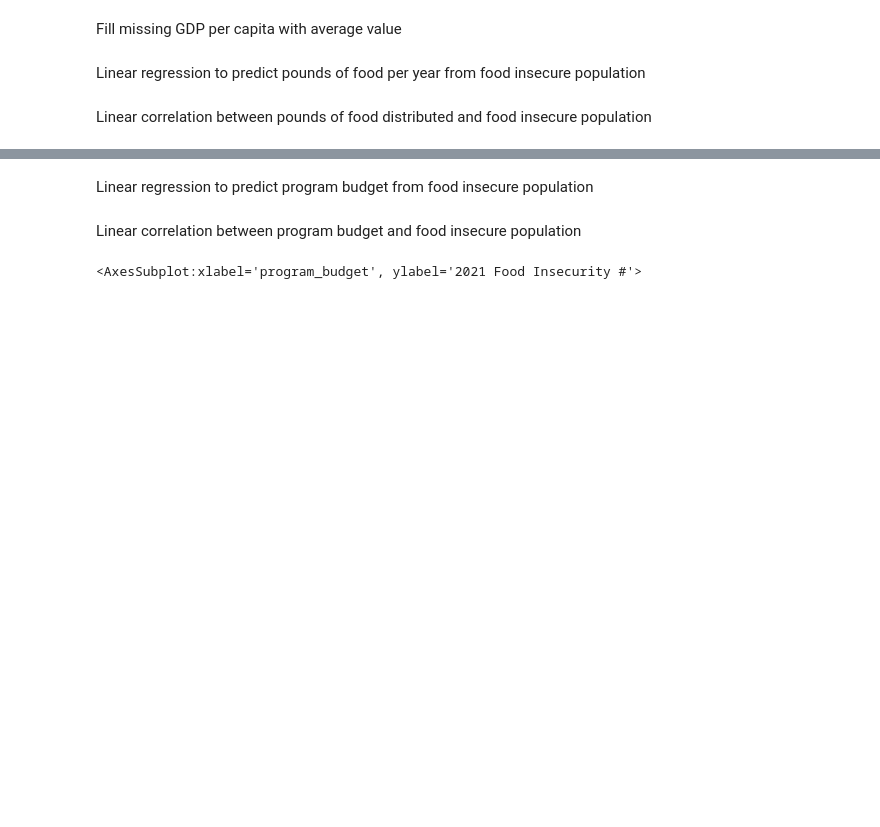
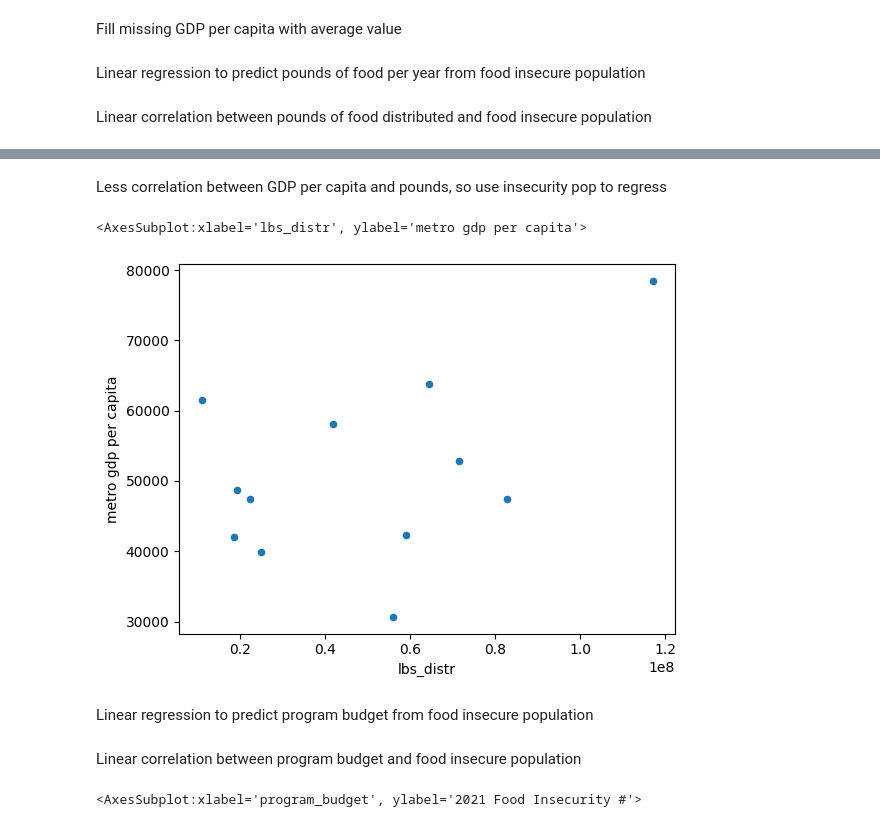
Before and after one commit to Liu-Hy/Food-Bank-Network-Simulation, a Jupyter notebook: populate_foodbank_metadata.ipynb, the cells around one changed output, grey strips where cells are left out. Cells and saved outputs as stored; diff of their text form; code cells hidden in the pictures; blank space fills up the shorter version.

```diff
--- a/populate_foodbank_metadata.ipynb
+++ b/populate_foodbank_metadata.ipynb
@@ -72,3 +72,10 @@ temp.plot.scatter(x="lbs_distr", y="2021 Food Insecurity #")
+# %% [markdown]
+Less correlation between GDP per capita and pounds, so use insecurity pop to regress
+# %%
+temp.plot.scatter(x="lbs_distr", y="metro gdp per capita")
+# %% [output]
+<AxesSubplot:xlabel='lbs_distr', ylabel='metro gdp per capita'>
+[figure, added]
 # %%
 x=temp["lbs_distr"]
 y=temp["2021 Food Insecurity #"]
```
Also changed, not shown: parts of 6 cells of this notebook, 3 other files.
